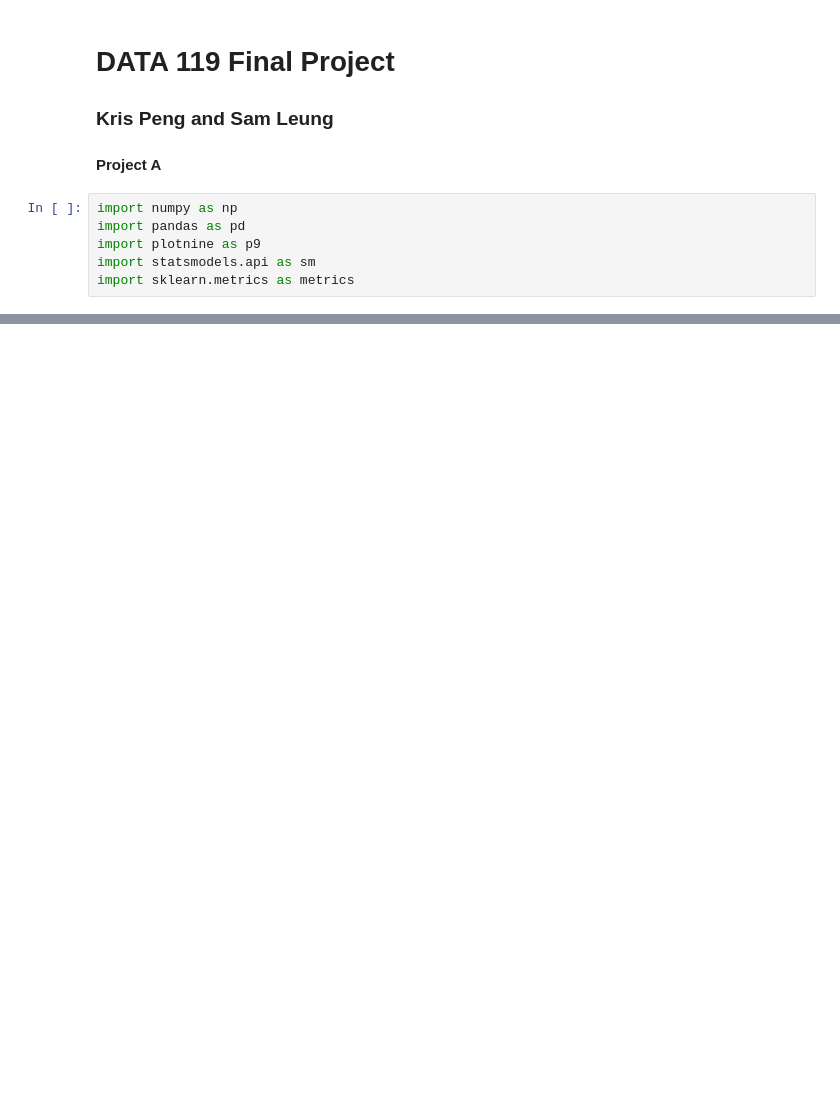
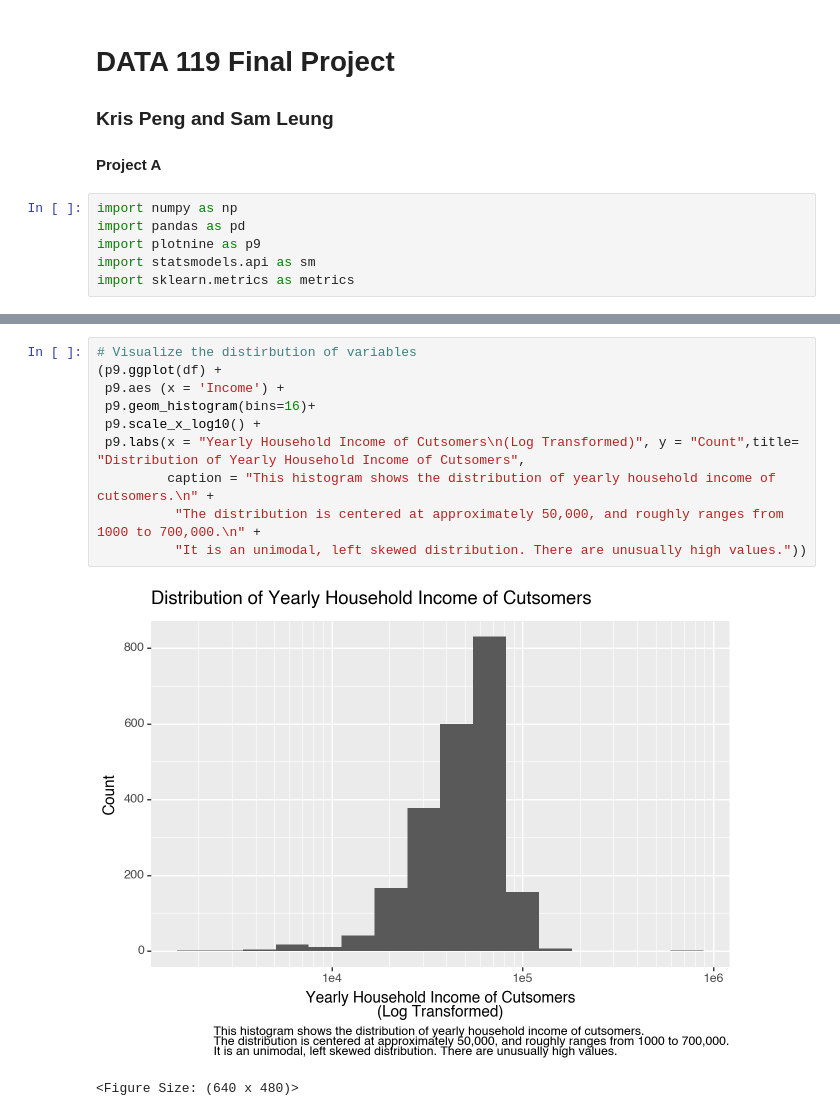
Before and after one commit to Kris-Peng/DATA119FINALProject, a Jupyter notebook: FinalProjectKrisSam.ipynb, the cells around one changed output, grey strips where cells are left out. Cells and saved outputs as stored; diff of their text form; blank space fills up the shorter version.

```diff
--- a/FinalProjectKrisSam.ipynb
+++ b/FinalProjectKrisSam.ipynb
@@ -398,0 +149,13 @@ The percent of missing values is  0.0 %
+# %%
+# Visualize the distirbution of variables
+(p9.ggplot(df) +
+ p9.aes (x = 'Income') +
+ p9.geom_histogram(bins=16)+
+ p9.scale_x_log10() +
+ p9.labs(x = "Yearly Household Income of Cutsomers\n(Log Transformed)", y = "Count",title= "Distribution of Yearly Household Income of Cutsomers",
+         caption = "This histogram shows the distribution of yearly household income of cutsomers.\n" +
+          "The distribution is centered at approximately 50,000, and roughly ranges from 1000 to 700,000.\n" +
+          "It is an unimodal, left skewed distribution. There are unusually high values."))
+# %% [output]
+[figure, added]
+<Figure Size: (640 x 480)>
```
Also changed, not shown: parts of 56 cells of this notebook, 1 other file.
